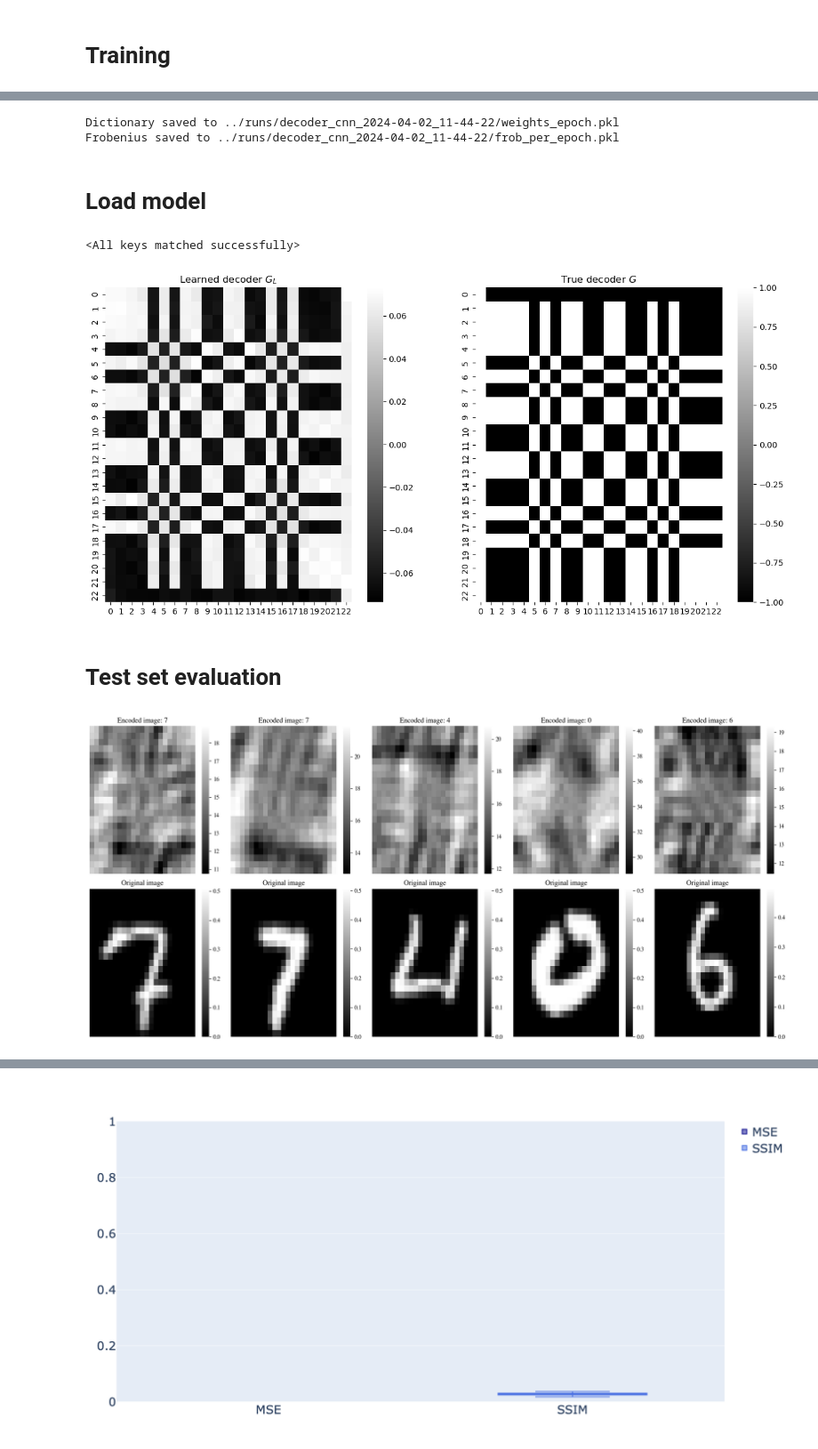
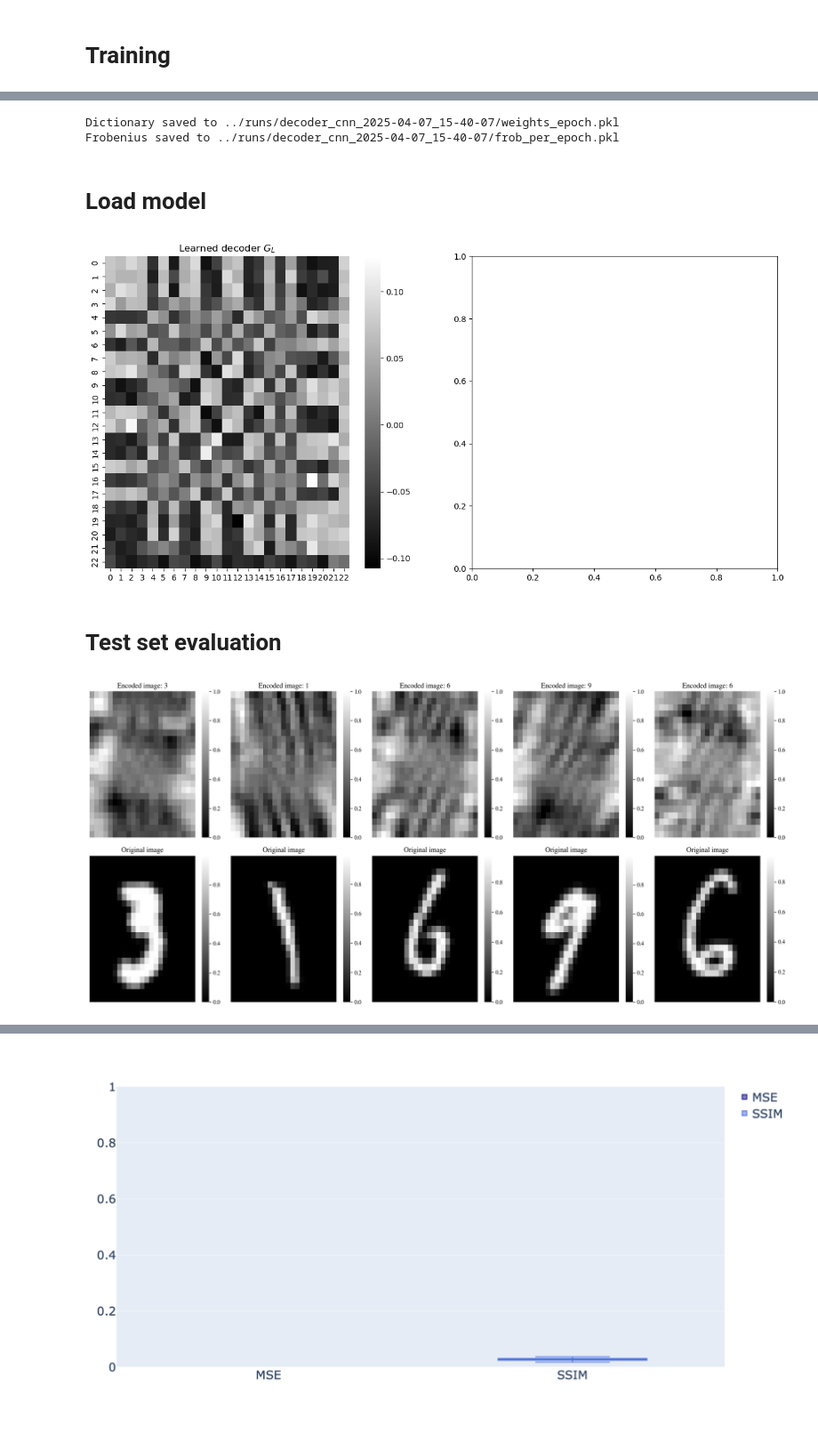
Before and after one commit to jornelasmunoz/coded-aperture, a Jupyter notebook: jornelasmunoz/notebooks/cnn_learn_decoder.ipynb, the cells around one changed output, grey strips where cells are left out. Shown at 89% size. Cells and saved outputs as stored; diff of their text form; code cells hidden in the pictures; blank space fills up the shorter version.

```diff
--- a/jornelasmunoz/notebooks/cnn_learn_decoder.ipynb
+++ b/jornelasmunoz/notebooks/cnn_learn_decoder.ipynb
@@ -55,12 +56,13 @@ date = datetime.datetime.now().strftime("%Y-%m-%d_%H-%M-%S") #  '2024-01-11'# #s
 params = {
     "image_size": 23,
     "batch_size":100,
-    "learning_rate": 1e-5,
+    "learning_rate": 1e-3,
     "epochs": 10,
     "model": f"decoder_cnn_{date}",
     "dataset": "MNIST_mura_noiseless",
-    "scheduler_patience": 1,
+    "scheduler_patience": 2,
     "snr": None,
+    'lambda': 1e-4,
     # "loss": None
 }
 
@@ -201,7 +205,7 @@ plt.show()
 # Training
 # %%
 %%time
-torch.autograd.set_detect_anomaly(True)
+# torch.autograd.set_detect_anomaly(True)
 # Initialize project in Weights and Biases
 wandb.init(config=wandb.config,
            project="ca-learned-decoder",
@@ -238,7 +242,7 @@ for epoch in range(params['epochs']):
 
         # # Modified (04/06/23) to include l_1 penalty
         # l_1_pen = sum((w.abs()-1).abs().sum() for w in model.parameters())
-        # loss = loss + (model.params['lambda']/(model.params['p']**2)) * l_1_pen
+        # loss = loss + (model.params['lambda'] * l_1_pen)
 
         weights = list(model.parameters())
         weight_map = np.squeeze(weights[0].detach().cpu().numpy())
@@ -247,6 +251,8 @@ for epoch in range(params['epochs']):
 
         # Backprop and update weights
         loss.backward()
+        # Added 4/7/25 for gradient control
+        torch.nn.utils.clip_grad_norm_(model.parameters(), max_norm=1.0)
         model.optimizer.step()
 
         # Increment loss
@@ -366,29 +340,27 @@ with open(model.RUN_DIR+'/frob_per_epoch.pkl', 'wb') as pickle_file:
     pickle.dump(frob_per_epoch, pickle_file)
 print(f'Frobenius saved to {model.RUN_DIR+"/frob_per_epoch.pkl"}')
 # %% [output]
-Dictionary saved to ../runs/decoder_cnn_2024-04-02_11-44-22/weights_epoch.pkl
-Frobenius saved to ../runs/decoder_cnn_2024-04-02_11-44-22/frob_per_epoch.pkl
+Dictionary saved to ../runs/decoder_cnn_2025-04-07_15-40-07/weights_epoch.pkl
+Frobenius saved to ../runs/decoder_cnn_2025-04-07_15-40-07/frob_per_epoch.pkl
 # %% [markdown]
 # Load model
 # %%
-model.load_state_dict(torch.load('../models/learned_decoder_cnn/decoder_cnn_2024-01-11.pth'))
-# model.load_state_dict(torch.load(model.RUN_DIR+f"{model.params['model']}.pth"))
+# model.load_state_dict(torch.load('../models/learned_decoder_cnn/decoder_cnn_2024-01-11.pth'))
+# model.load_state_dict(torch.load(model.RUN_DIR+f"/{model.params['model']}.pth"))
-# %% [output]
-<All keys matched successfully>
 # %%
 weight_map = list(model.parameters())[0].cpu().detach().squeeze(0).squeeze(0)
 # %%
 fig, axs = plt.subplots(1,2, figsize = (15,7))
 sns.heatmap(weight_map, cmap='gray', ax=axs[0])
-sns.heatmap(train_data.G, cmap='gray', ax=axs[1])
+# sns.heatmap(train_data.G, cmap='gray', ax=axs[1])
 
 axs[0].set_title("Learned decoder $G_L$")
-axs[1].set_title("True decoder $G$")
+# axs[1].set_title("True decoder $G$")
 # fig.savefig('../figs/learned_decoder_cnn_47x47_20_epochs_circular_pad.png')
-# fig.savefig(model.RUN_DIR+'/heat_learned_weights.png',dpi=400)
+fig.savefig(model.RUN_DIR+'/heat_learned_weights.png',dpi=400)
 plt.show()
 # %% [output]
-[figure, old version]
+[figure, new version]
 # %% [markdown]
 # Test set evaluation
 # %%
@@ -439,10 +411,10 @@ for idx in random_samples: #range(random_samples.shape[0]):
 
     count += 1
 plt.tight_layout()
-plt.savefig(model.RUN_DIR+ f"encoded_examples_snr_{model.params['snr']}.png")
+# plt.savefig(model.RUN_DIR+ f"/encoded_examples_snr_{model.params['snr']}.png")
 plt.show()
 # %% [output]
-[figure, old version]
+[figure, new version]
 # %%
 results = []
 for i, data in enumerate(testset):
```
Also changed, not shown: parts of 18 cells of this notebook, 4 other files.
